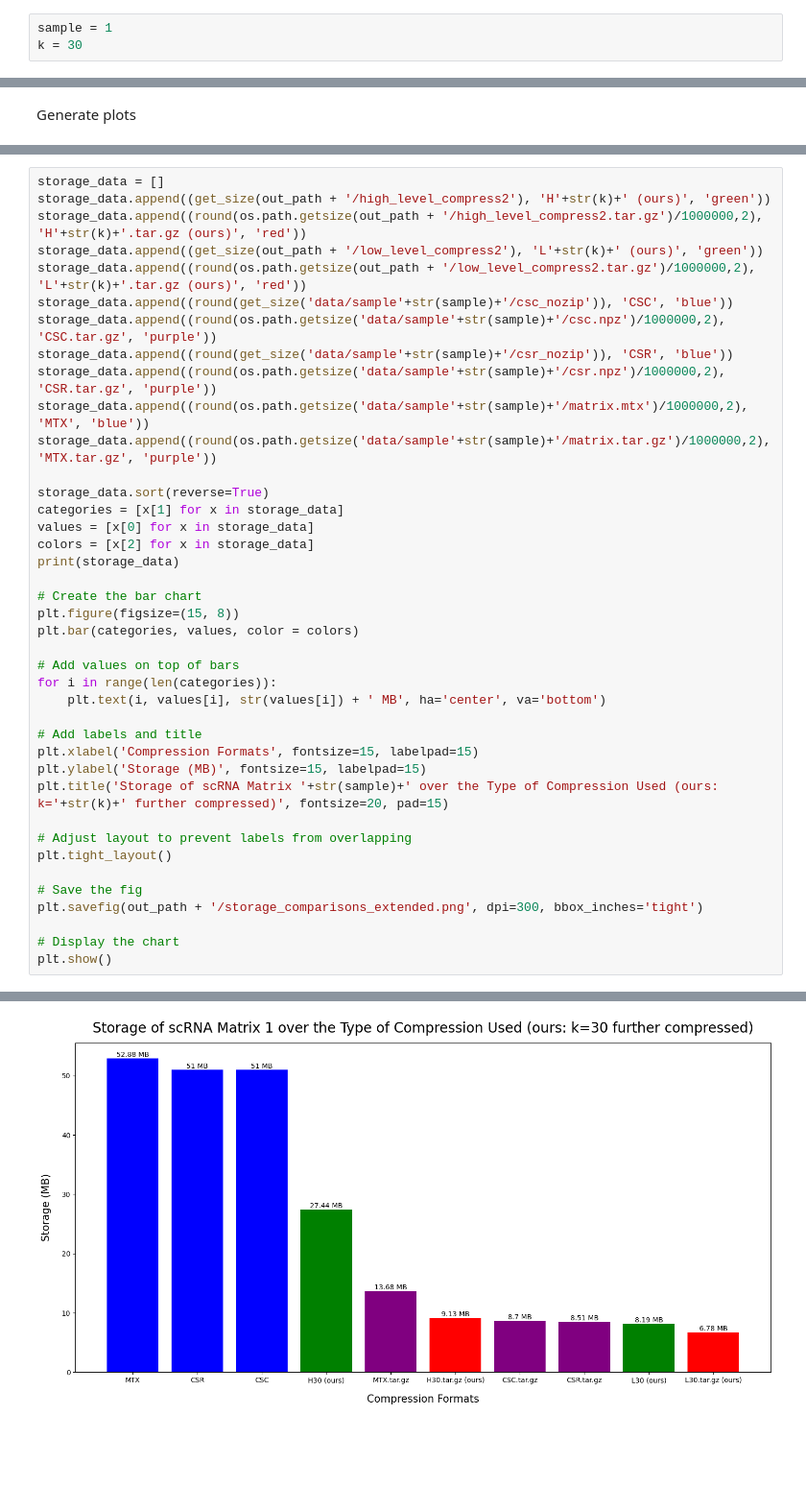
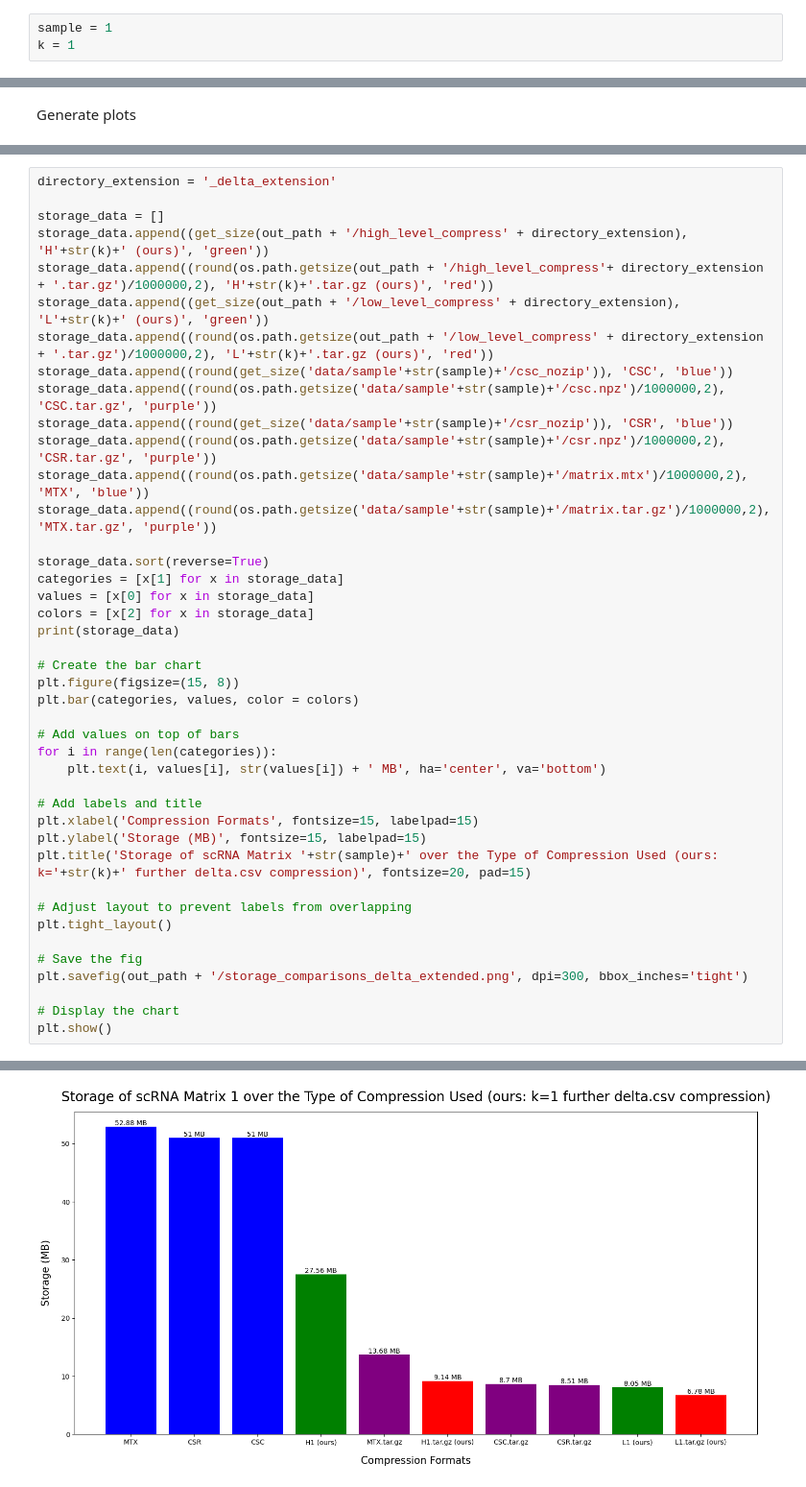
Before and after one commit to Neko-23/scRNA_Compression, a Jupyter notebook: compression_pipeline.ipynb, the cells around one changed output, grey strips where cells are left out. Shown at 96% size. Drawn from its saved outputs; the diff is of its cells as text; blank space fills up the shorter version.

```diff
--- a/compression_pipeline.ipynb
+++ b/compression_pipeline.ipynb
@@ -4,7 +4,7 @@ GET CLUSTER LABELS BEFORE RUNNING THIS PIPELINE!
 Set the sample dataset id and number of k clusters
 # %%
 sample = 1
-k = 30
+k = 1
 # %% [markdown]
 Compress create csc and csr formats
 # %%
@@ -176,9 +196,11 @@ plt.show()
 # %%
+directory_extension = '_delta_extension'
+
 storage_data = []
-storage_data.append((get_size(out_path + '/high_level_compress2'), 'H'+str(k)+' (ours)', 'green'))
-storage_data.append((round(os.path.getsize(out_path + '/high_level_compress2.tar.gz')/1000000,2), 'H'+str(k)+'.tar.gz (ours)', 'red'))
-storage_data.append((get_size(out_path + '/low_level_compress2'), 'L'+str(k)+' (ours)', 'green'))
-storage_data.append((round(os.path.getsize(out_path + '/low_level_compress2.tar.gz')/1000000,2), 'L'+str(k)+'.tar.gz (ours)', 'red'))
+storage_data.append((get_size(out_path + '/high_level_compress' + directory_extension), 'H'+str(k)+' (ours)', 'green'))
+storage_data.append((round(os.path.getsize(out_path + '/high_level_compress'+ directory_extension + '.tar.gz')/1000000,2), 'H'+str(k)+'.tar.gz (ours)', 'red'))
+storage_data.append((get_size(out_path + '/low_level_compress' + directory_extension), 'L'+str(k)+' (ours)', 'green'))
+storage_data.append((round(os.path.getsize(out_path + '/low_level_compress' + directory_extension + '.tar.gz')/1000000,2), 'L'+str(k)+'.tar.gz (ours)', 'red'))
 storage_data.append((round(get_size('data/sample'+str(sample)+'/csc_nozip')), 'CSC', 'blue'))
 storage_data.append((round(os.path.getsize('data/sample'+str(sample)+'/csc.npz')/1000000,2), 'CSC.tar.gz', 'purple'))
 storage_data.append((round(get_size('data/sample'+str(sample)+'/csr_nozip')), 'CSR', 'blue'))
@@ -203,13 +225,13 @@ for i in range(len(categories)):
 # Add labels and title
 plt.xlabel('Compression Formats', fontsize=15, labelpad=15)
 plt.ylabel('Storage (MB)', fontsize=15, labelpad=15)
-plt.title('Storage of scRNA Matrix '+str(sample)+' over the Type of Compression Used (ours: k='+str(k)+' further compressed)', fontsize=20, pad=15)
+plt.title('Storage of scRNA Matrix '+str(sample)+' over the Type of Compression Used (ours: k='+str(k)+' further delta.csv compression)', fontsize=20, pad=15)
 
 # Adjust layout to prevent labels from overlapping
 plt.tight_layout()
 
 # Save the fig
-plt.savefig(out_path + '/storage_comparisons_extended.png', dpi=300, bbox_inches='tight')
+plt.savefig(out_path + '/storage_comparisons_delta_extended.png', dpi=300, bbox_inches='tight')
 
 # Display the chart
 plt.show()
@@ -218 +240 @@ plt.show()
-[figure, old version]
+[figure, new version]
```
Also changed, not shown: parts of 7 cells of this notebook, 9 other files.
